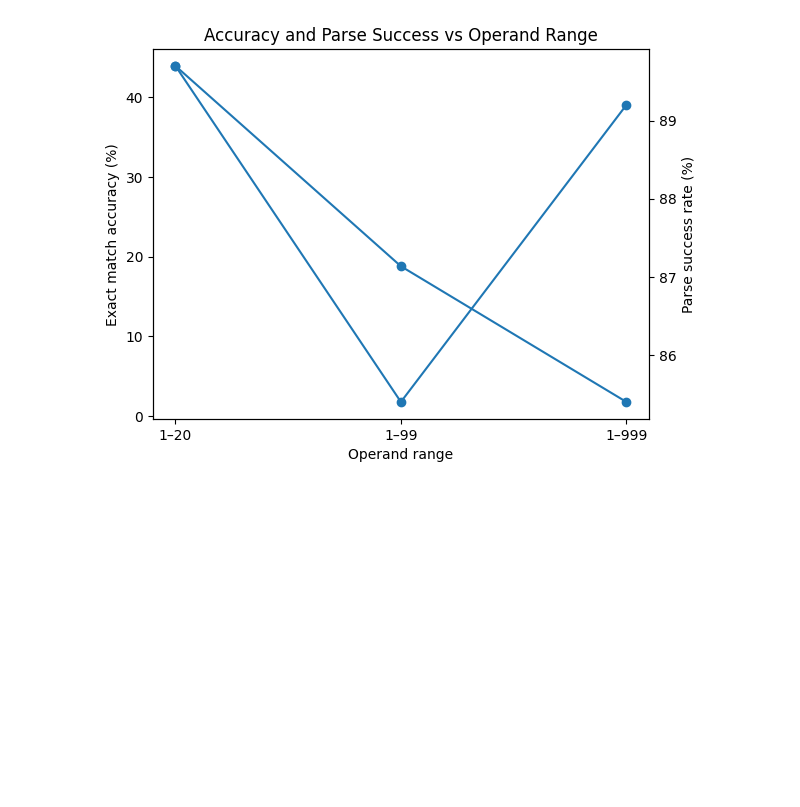
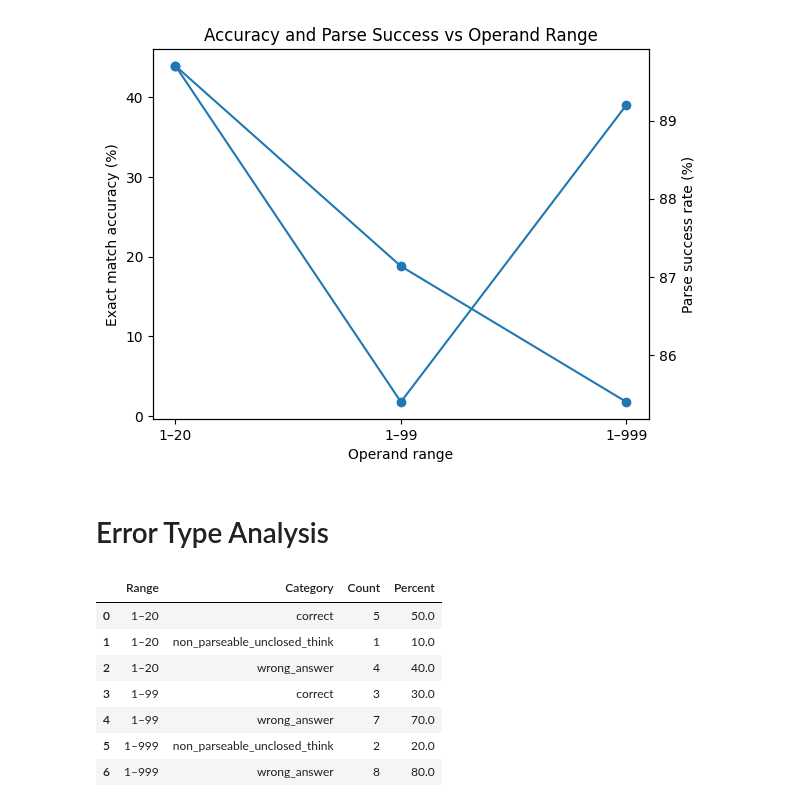
Before and after one commit to Anushka-De/stat359, a Jupyter notebook: student/Final_Project/arithmetic_llm/Project_analysis.ipynb, the cells around one changed output. Saved outputs shown, nothing was run; the diff lists cells and outputs as text; code cells hidden in the pictures; blank space fills up the shorter version.

```diff
--- a/student/Final_Project/arithmetic_llm/Project_analysis.ipynb
+++ b/student/Final_Project/arithmetic_llm/Project_analysis.ipynb
@@ -212,3 +212,5 @@ plt.title("Accuracy and Parse Success vs Operand Range")
 plt.show()
 # %% [output]
 [figure]
+# %% [markdown]
+# Error Type Analysis
@@ -214,0 +260,20 @@ plt.show()
+# %%
+rows = []
+for rng, folder in folders.items():
+    samples, path = load_latest_samples(folder)
+    for s in samples:
+        rows.append({"Range": rng, "Category": categorize_sample(s)})
+
+df = pd.DataFrame(rows)
+summary = df.groupby(["Range", "Category"]).size().reset_index(name="Count")
+summary["Percent"] = summary.groupby("Range")["Count"].transform(lambda x: 100*x/x.sum())
+summary
+# %% [output]
+|  | Range | Category | Count | Percent |
+| 0 | 1–20 | correct | 5 | 50.0 |
+| 1 | 1–20 | non_parseable_unclosed_think | 1 | 10.0 |
+| 2 | 1–20 | wrong_answer | 4 | 40.0 |
+| 3 | 1–99 | correct | 3 | 30.0 |
+| 4 | 1–99 | wrong_answer | 7 | 70.0 |
+| 5 | 1–999 | non_parseable_unclosed_think | 2 | 20.0 |
+| 6 | 1–999 | wrong_answer | 8 | 80.0 |
```
Also changed, not shown: parts of 9 cells of this notebook.
